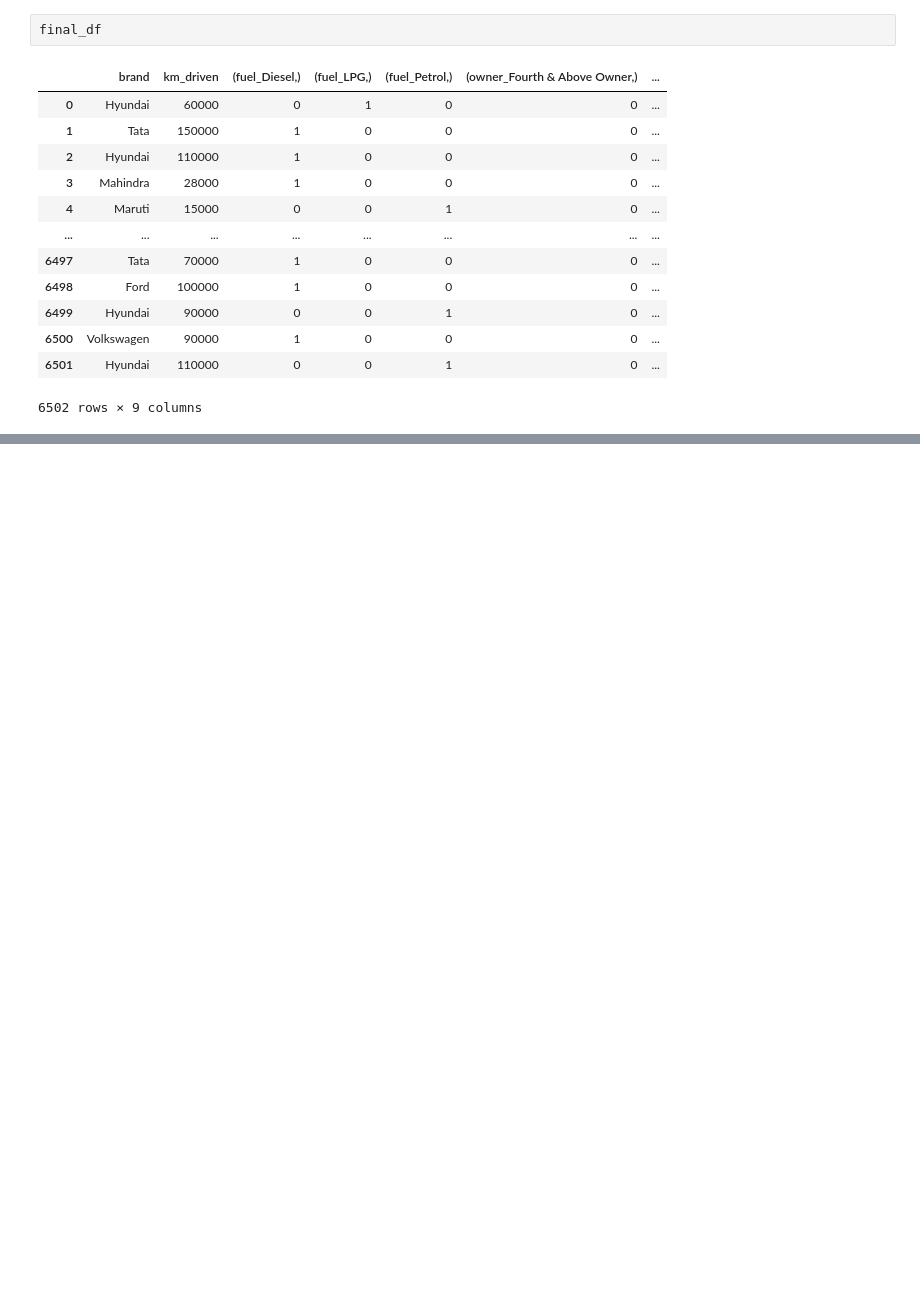
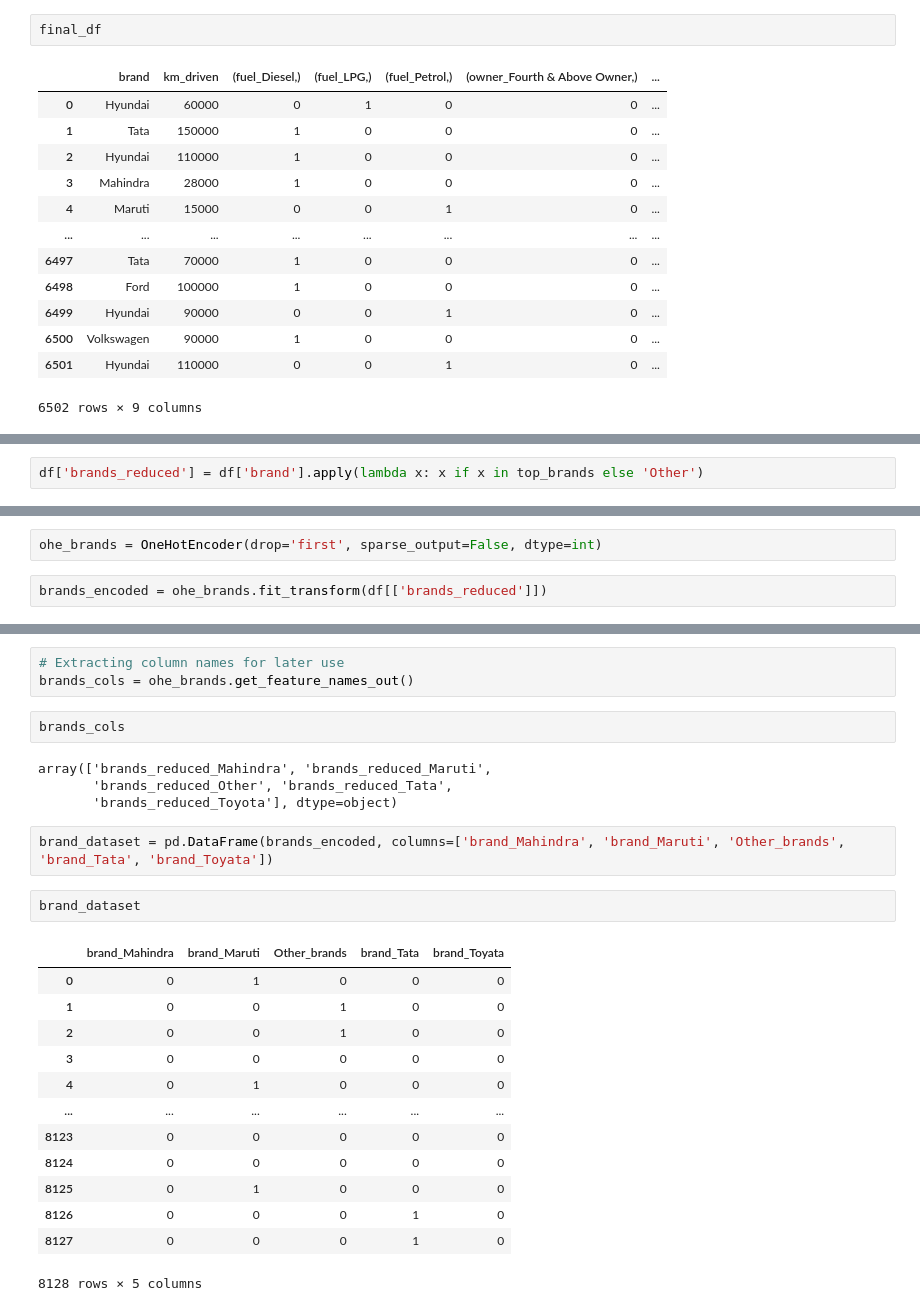
Before and after one commit to Prabesh562/learning-Feature-Engineering-DS, a Jupyter notebook: Encoding Nominal Category data - One Hot Encoding.ipynb, the cells around one changed output, grey strips where cells are left out. Saved outputs shown, nothing was run; the diff lists cells and outputs as text; blank space fills up the shorter version.

Commit message:
Implemented OneHotEncoding for categorical column with many categories

```diff
--- a/Encoding Nominal Category data - One Hot Encoding.ipynb
+++ b/Encoding Nominal Category data - One Hot Encoding.ipynb
@@ -172,0 +203,2 @@ final_df
+# %%
+df['brands_reduced'] = df['brand'].apply(lambda x: x if x in top_brands else 'Other')
@@ -172,0 +218,4 @@ final_df
+# %%
+ohe_brands = OneHotEncoder(drop='first', sparse_output=False, dtype=int)
+# %%
+brands_encoded = ohe_brands.fit_transform(df[['brands_reduced']])
@@ -172,0 +232,27 @@ final_df
+# %%
+# Extracting column names for later use
+brands_cols = ohe_brands.get_feature_names_out()
+# %%
+brands_cols
+# %% [output]
+array(['brands_reduced_Mahindra', 'brands_reduced_Maruti',
+       'brands_reduced_Other', 'brands_reduced_Tata',
+       'brands_reduced_Toyota'], dtype=object)
+# %%
+brand_dataset = pd.DataFrame(brands_encoded, columns=['brand_Mahindra', 'brand_Maruti', 'Other_brands', 'brand_Tata', 'brand_Toyata'])
+# %%
+brand_dataset
+# %% [output]
+|  | brand_Mahindra | brand_Maruti | Other_brands | brand_Tata | brand_Toyata |
+| 0 | 0 | 1 | 0 | 0 | 0 |
+| 1 | 0 | 0 | 1 | 0 | 0 |
+| 2 | 0 | 0 | 1 | 0 | 0 |
+| 3 | 0 | 0 | 0 | 0 | 0 |
+| 4 | 0 | 1 | 0 | 0 | 0 |
+| ... | ... | ... | ... | ... | ... |
+| 8123 | 0 | 0 | 0 | 0 | 0 |
+| 8124 | 0 | 0 | 0 | 0 | 0 |
+| 8125 | 0 | 1 | 0 | 0 | 0 |
+| 8126 | 0 | 0 | 0 | 1 | 0 |
+| 8127 | 0 | 0 | 0 | 1 | 0 |
+8128 rows × 5 columns
```
Also changed, not shown: parts of 8 cells of this notebook.
